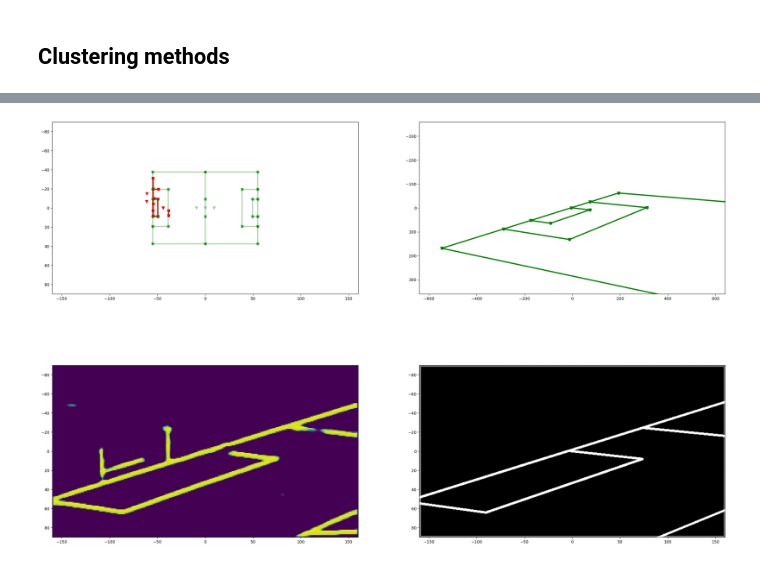
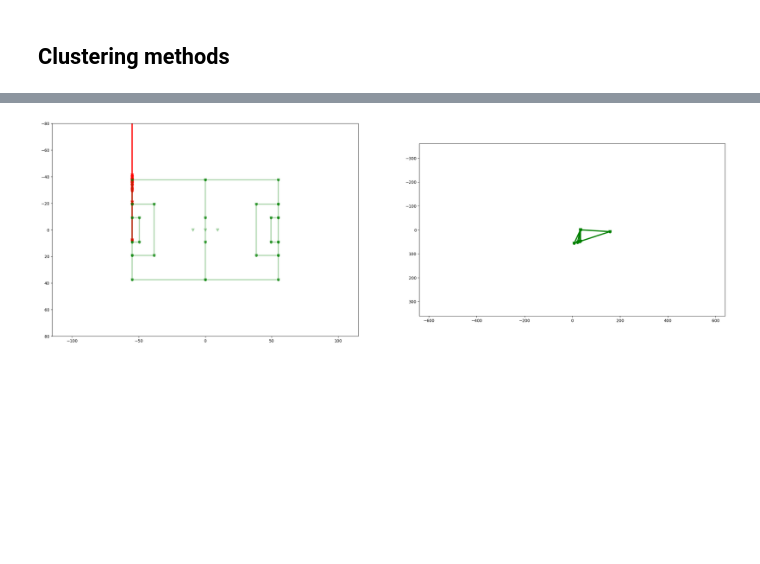
Before and after one commit to SamNguyen2k5/NUSC-ISC-FootballAnalysis, a Jupyter notebook: notebooks/251028 - Keypoint Mask Clustering.ipynb, the cells around one changed output, grey strips where cells are left out. Drawn from its saved outputs; the diff is of its cells as text; code cells hidden in the pictures; blank space fills up the shorter version.

```diff
--- a/notebooks/251028 - Keypoint Mask Clustering.ipynb
+++ b/notebooks/251028 - Keypoint Mask Clustering.ipynb
@@ -166,7 +155,7 @@ def plot_test_unet_seg():
 # %%
 def keypoint_detector(img, threshold=0.8, offset=np.array([0, 0, 0])):
     pts = torch.nonzero(img > threshold)
-    clustering = AffinityPropagation(random_state=42, damping=.9).fit(pts)
+    clustering = MeanShift(bandwidth=8).fit(pts)
     X = clustering.cluster_centers_[:, [0, 1]]
     X = np.hstack([X, np.ones((X.shape[0], 1))])
     return X + offset
@@ -191,7 +180,7 @@ def plot_clustering_mask(n, threshold=.8):
 # plot_clustering_mask(n=batch_size)
 # plot_clustering_mask(n=4)
 # %%
-IDX = 10
+IDX = 8
 img, labels = calibration_valid_dataset[IDX]
 
 seg_mask = unet_seg_model(torch.Tensor(img).unsqueeze(0).unsqueeze(1))
@@ -557,10 +554,10 @@ ax[1].set_ylim(100, -100)
 # %%
-fig, ax = plt.subplots(ncols=2, figsize=(30, 5))
+fig, ax = plt.subplots(ncols=2, figsize=(20, 15))
 
 for idx in range(2):
     ax[idx].set_aspect('equal')
     ax[idx].set_xlim(-200, 200)
-    ax[idx].set_ylim(80, -80)
+    ax[idx].set_ylim(100, -100)
 
 main_segments = segments[dbscan_arg.labels_ != -1, :]
 
@@ -574,5 +571,12 @@ similar_frame.plot(ax[1], color_pts='blue', color_seg='blue')
 pitch_frame = Pitch().to_frame_numpy()
 pitch_frame.plot(ax[1], color_pts='green', color_seg='green')
 
-fig.savefig('../reports/2510/rectification/similarity-rectification.png')
+
+fig, ax2 = plt.subplots(figsize=(10, 5))
+ax2.set_aspect('equal')
+ax2.set_xlim(-200, 200)
+ax2.set_ylim(100, -100)
+
+original_frame.plot(ax2, color_pts='red', color_seg='red')
+pitch_frame.plot(ax2, color_pts='green', color_seg='green')
 # %% [output]
@@ -683,45 +686,45 @@ print(homography_transform, np.linalg.det(homography_transform))
 # %%
-fig, ax = plt.subplots(ncols=2, nrows=2, figsize=(30, 20))
-for idx in range(4):
+fig, ax = plt.subplots(ncols=2, figsize=(30, 20))
+for idx in range(2):
     ax.flat[idx].set_aspect('equal')
-    ax.flat[idx].set_xlim(-160, 160)
-    ax.flat[idx].set_ylim(90, -90)
+    ax.flat[idx].set_xlim(-115, 115)
+    ax.flat[idx].set_ylim(80, -80)
 
-deepcopy(original_frame).apply_homography(homography_rectification).plot(ax[0, 0], color_pts='red', color_seg='red')
-pitch_frame.plot(ax[0, 0], color_pts='green', color_seg='green', alpha=0.3)
+deepcopy(original_frame).apply_homography(homography_rectification).plot(ax[0], color_pts='red', color_seg='red')
+pitch_frame.plot(ax[0], color_pts='green', color_seg='green', alpha=0.3)
 
 deepcopy(pitch_frame) \
     .apply_homography(np.linalg.inv(homography_rectification)) \
-    .plot(ax[0, 1], color_pts='green', color_seg='green')
-ax[0, 1].set_xlim(-640, 640)
-ax[0, 1].set_ylim(360, -360)
+    .plot(ax[1], color_pts='green', color_seg='green')
+ax[1].set_xlim(-640, 640)
+ax[1].set_ylim(360, -360)
+fig.show()
 
+
+fig, ax = plt.subplots(ncols=2, figsize=(30, 20))
 transformed_pitch_frame = deepcopy(pitch_frame).apply_homography(homography_transform)
-# print(transformed_pitch_frame.points)
 
-# print(pitch_frame.points[list(PitchKeypointMapping.BOX_GOALKEEPER_RIGHT)][2])
-# print(transformed_pitch_frame.points[list(PitchKeypointMapping.BOX_GOALKEEPER_RIGHT)][2])
+# p = pitch_frame.points[PitchKeypointMapping.RIGHT_GOALKEEPER_BOTTOM_RIGHT]
+# q = transformed_pitch_frame.points[PitchKeypointMapping.RIGHT_GOALKEEPER_BOTTOM_RIGHT]
+# p2 = pitch_frame.points[PitchKeypointMapping.RIGHT_PENALTY_BOTTOM_RIGHT]
+# q2 = transformed_pitch_frame.points[PitchKeypointMapping.RIGHT_PENALTY_BOTTOM_RIGHT]
 
-p = pitch_frame.points[PitchKeypointMapping.RIGHT_GOALKEEPER_BOTTOM_RIGHT]
-q = transformed_pitch_frame.points[PitchKeypointMapping.RIGHT_GOALKEEPER_BOTTOM_RIGHT]
-p2 = pitch_frame.points[PitchKeypointMapping.RIGHT_PENALTY_BOTTOM_RIGHT]
-q2 = transformed_pitch_frame.points[PitchKeypointMapping.RIGHT_PENALTY_BOTTOM_RIGHT]
+# p_ = p @ homography_transform.T
+# p_ /= p_[2]
 
-p_ = p @ homography_transform.T
-p_ /= p_[2]
+# p2_ = p2 @ homography_transform.T
+# p2_ /= p2_[2]
 
-p2_ = p2 @ homography_transform.T
-p2_ /= p2_[2]
+# print(homography_transform)
+# print(p)
+# print(homography_transform.dot(p))
+# print(p_)
+# print('--------')
+# print(p2)
+# print(homography_transform.dot(p2))
+# print(p2_)
 
-print(homography_transform)
-print(p)
-print(homography_transform.dot(p))
-print(p_)
-print('--------')
-print(p2)
-print(homography_transform.dot(p2))
-print(p2_)
-
-ax[1, 0].imshow(seg_mask, extent=[-160, 160, 90, -90])
-Pitch().apply_homography(torch.Tensor(homography_transform)).plot(ax[1, 1], scale=2, thickness=3)
+ax[0].imshow(seg_mask, extent=[-160, 160, 90, -90])
+Pitch().apply_homography(torch.Tensor(homography_transform)).plot(ax[1], scale=2, thickness=3)
+fig.show()
 # %% [output]
@@ -745 +732 @@ array([[125, 125, 125, ..., 125, 125, 125],
-[figure, old version]
+[figure, new version]
```
Also changed, not shown: parts of 23 cells of this notebook, 38 other files.
